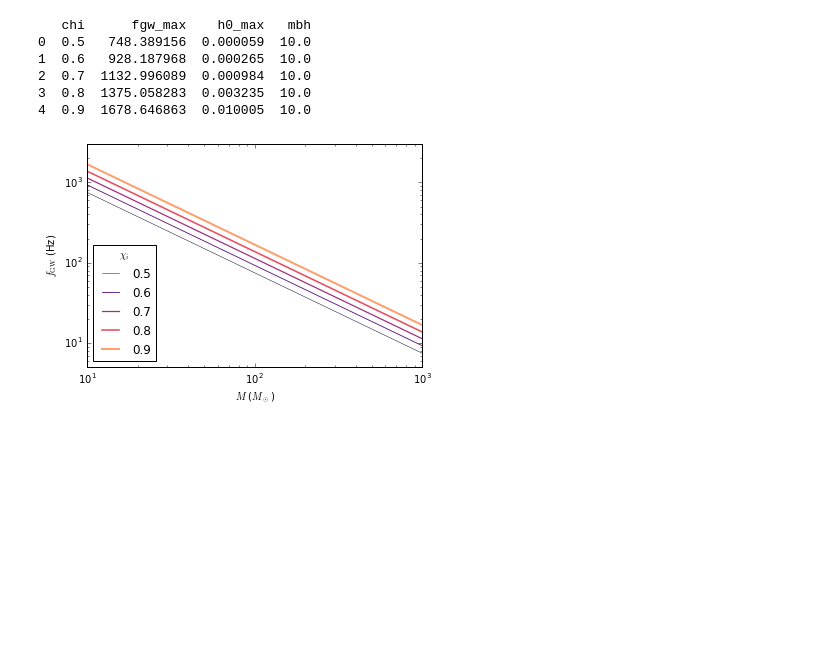
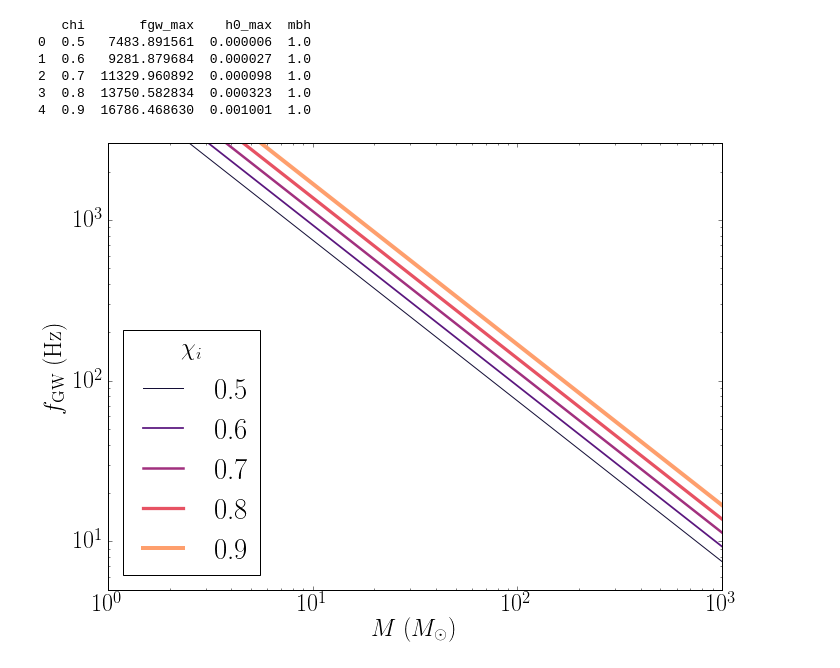
Before and after one commit to maxisi/gwaxion, a Jupyter notebook: examples/fgw_mbh_chi.ipynb, the cells around one changed output. Drawn from its saved outputs; the diff is of its cells as text; code cells hidden in the pictures; blank space fills up the shorter version.

Commit message:
improved plots

```diff
--- a/examples/fgw_mbh_chi.ipynb
+++ b/examples/fgw_mbh_chi.ipynb
@@ -1,13 +1,25 @@
 # %%
 import numpy as np
+import matplotlib
 from matplotlib import pyplot as plt
 from gwaxion import physics
 import pandas as pd
+
+mplparams = {
+    'text.usetex': True,  # use LaTeX for all text
+    'axes.linewidth': 1,  # set axes linewidths to 0.5
+    'axes.grid': False,  # add a grid
+    'axes.labelweight': 'normal',
+    'font.family': 'serif',
+    'font.size': 24,
+    'font.serif': 'Computer Modern Roman'
+}
+matplotlib.rcParams.update(mplparams)
 # %%
 # create an array of BH masses
 
 distance = 5E6 * physics.PC_SI
-mbhs = np.linspace(10, 1000, 10)
+mbhs = np.linspace(1, 1000, 10)
 chis = np.linspace(0.5, 0.9, 5)
 
 rows = []
@@ -26,34 +38,35 @@ df = pd.DataFrame(rows)
 
 print df.head()
 # %% [output]
-   chi      fgw_max    h0_max   mbh
-0  0.5   748.389156  0.000059  10.0
-1  0.6   928.187968  0.000265  10.0
-2  0.7  1132.996089  0.000984  10.0
-3  0.8  1375.058283  0.003235  10.0
-4  0.9  1678.646863  0.010005  10.0
+   chi       fgw_max    h0_max  mbh
+0  0.5   7483.891561  0.000006  1.0
+1  0.6   9281.879684  0.000027  1.0
+2  0.7  11329.960892  0.000098  1.0
+3  0.8  13750.582834  0.000323  1.0
+4  0.9  16786.468630  0.001001  1.0
 # %%
 from matplotlib import cm
 
 cs = [cm.magma(x) for x in np.linspace(0.1, 0.8, len(chis))]
-lws = np.linspace(0.5, 2, len(chis))
+lws = np.linspace(1, 4, len(chis))
 # %%
 grouped = df.groupby('chi')
 
-fig, ax = plt.subplots()
+fig, ax = plt.subplots(1, figsize=(11,8))
+
 for chi, c, lw in zip(chis, cs, lws):
     df_chi = grouped.get_group(chi)
     ax.plot(df_chi['mbh'], df_chi['fgw_max'], label="%.1f" % chi, lw=lw, c=c)
 
 ax.set_xlabel(r'$M$ ($M_\odot$)')
 ax.set_ylabel(r'$f_{\rm GW}$ (Hz)')
 ax.set_xscale('log')
 ax.set_yscale('log')
 ax.legend(loc='lower left', title=r"$\chi_i$")
 plt.ylim(5, 3E3)
 
 plt.show(ax)
 plt.close()
 # %% [output]
-[figure, old version]
+[figure, new version]
 # %%
```
Also changed, not shown: parts of 2 cells of this notebook, 4 other files.
